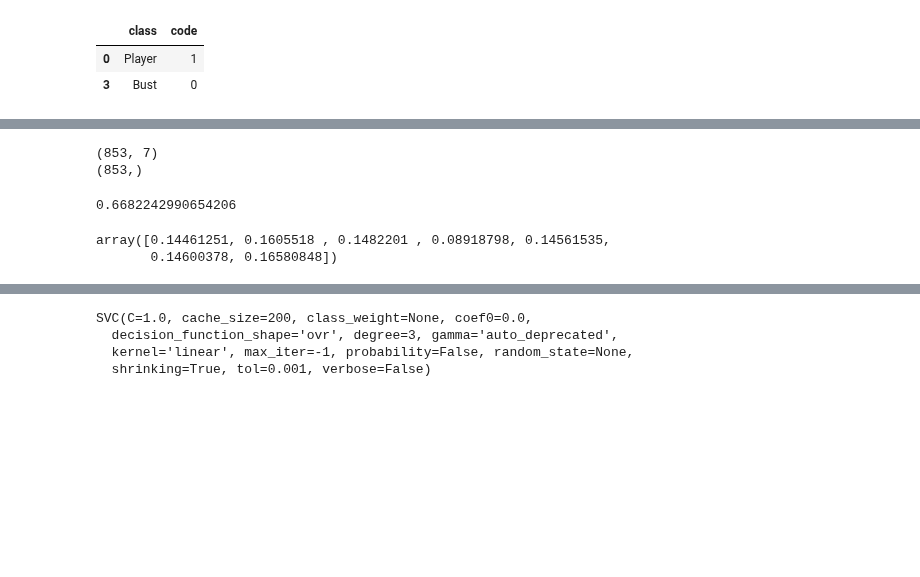
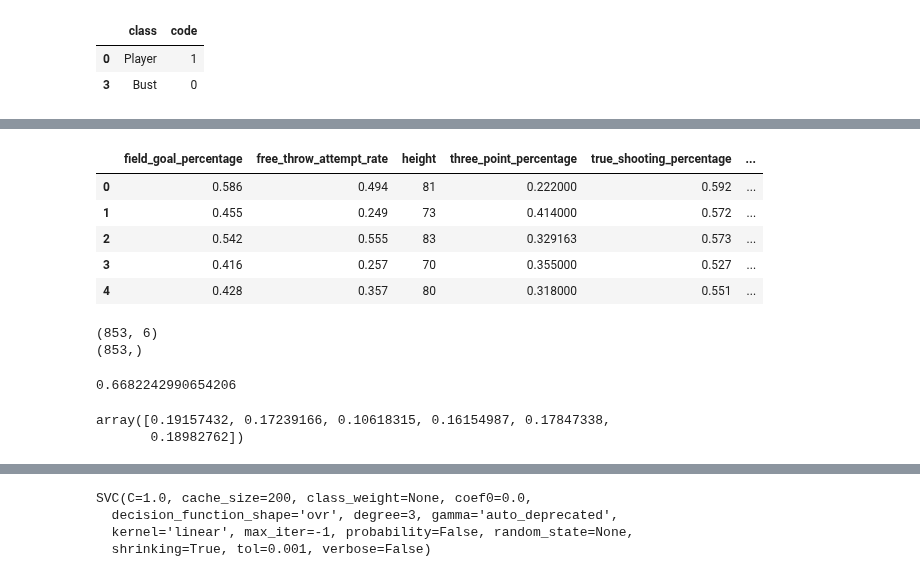
Before and after one commit to woodfin8/Draft_Machine, a Jupyter notebook: Random_Forest_2.ipynb, the cells around one changed output, grey strips where cells are left out. Drawn from its saved outputs; the diff is of its cells as text; code cells hidden in the pictures; blank space fills up the shorter version.

```diff
--- a/Random_Forest_2.ipynb
+++ b/Random_Forest_2.ipynb
@@ -91,3 +26,7 @@ y = df["class"]
 labels = LabelEncoder()
 labels.fit(y)
 encoded_y = labels.transform(y)
+# %%
+en_y = encoded_y
+df["code"]=en_y
+df.head()
@@ -98,7 +45,3 @@ labels_df
 |  | class | code |
 | 0 | Player | 1 |
 | 3 | Bust | 0 |
-# %%
-en_y = encoded_y
-df["Code"]=en_y
-df
@@ -124,10 +48,26 @@ df
 # %%
 encoded_y =encoded_y.reshape(-1, 1)
+# %%
+X = df.drop(["class","player_id","name","college",'assists_per_40',
+            'turnovers','points','blocks_per_40','turnover_percentage',
+            'blocks','steals','assists','three_pointers_per_40','three_pointers',
+            'total_rebounds', 'free_throw_percentage',
+             'games_played','minutes_played', 'points_per_40','steals_per_40',
+            'total_rebounds_per_40','turnovers_per_40', "code", "effective_field_goal_percentage"], axis=1)
+feature_names = X.columns
+X.head()
+# %% [output]
+|  | field_goal_percentage | free_throw_attempt_rate | height | three_point_percentage | true_shooting_percentage | ... |
+| 0 | 0.586 | 0.494 | 81 | 0.222000 | 0.592 | ... |
+| 1 | 0.455 | 0.249 | 73 | 0.414000 | 0.572 | ... |
+| 2 | 0.542 | 0.555 | 83 | 0.329163 | 0.573 | ... |
+| 3 | 0.416 | 0.257 | 70 | 0.355000 | 0.527 | ... |
+| 4 | 0.428 | 0.357 | 80 | 0.318000 | 0.551 | ... |
 # %%
 print(X.shape)
 print(y.shape)
 # %% [output]
-(853, 7)
+(853, 6)
 (853,)
 # %%
 from sklearn.model_selection import train_test_split
@@ -154,8 +94,8 @@ rf.score(X_test_scaled, y_test)
 importances = rf.feature_importances_
 importances
 # %% [output]
-array([0.14461251, 0.1605518 , 0.1482201 , 0.08918798, 0.14561535,
-       0.14600378, 0.16580848])
+array([0.19157432, 0.17239166, 0.10618315, 0.16154987, 0.17847338,
+       0.18982762])
 # %%
 # We can sort the features by their importance
 sorted(zip(rf.feature_importances_, feature_names), reverse=True)
```
Also changed, not shown: parts of 10 cells of this notebook, 2 other files.
